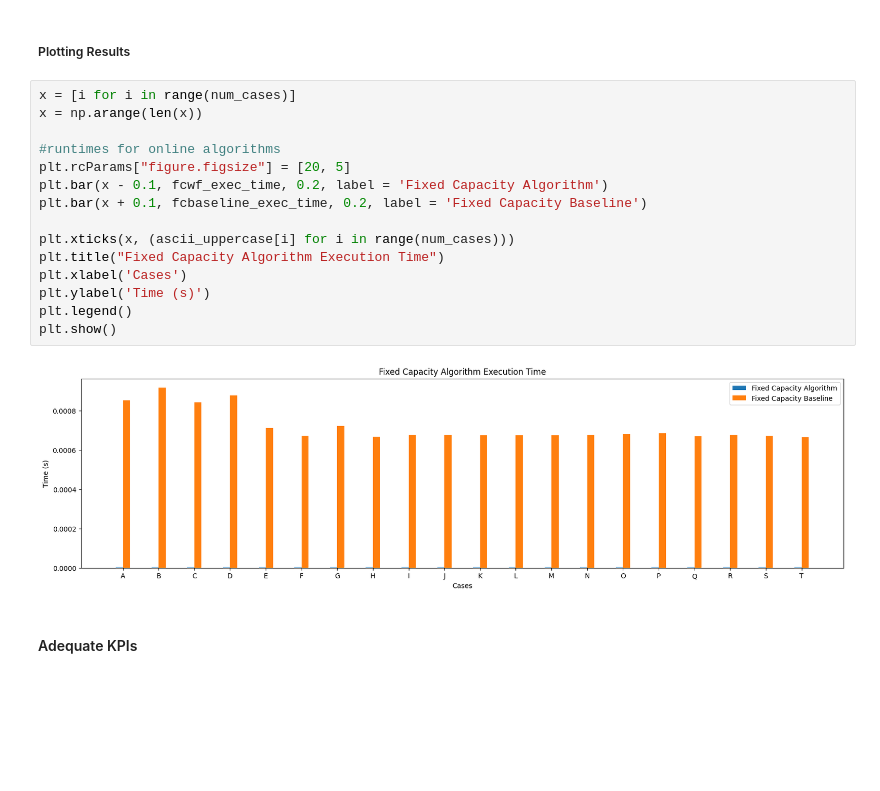
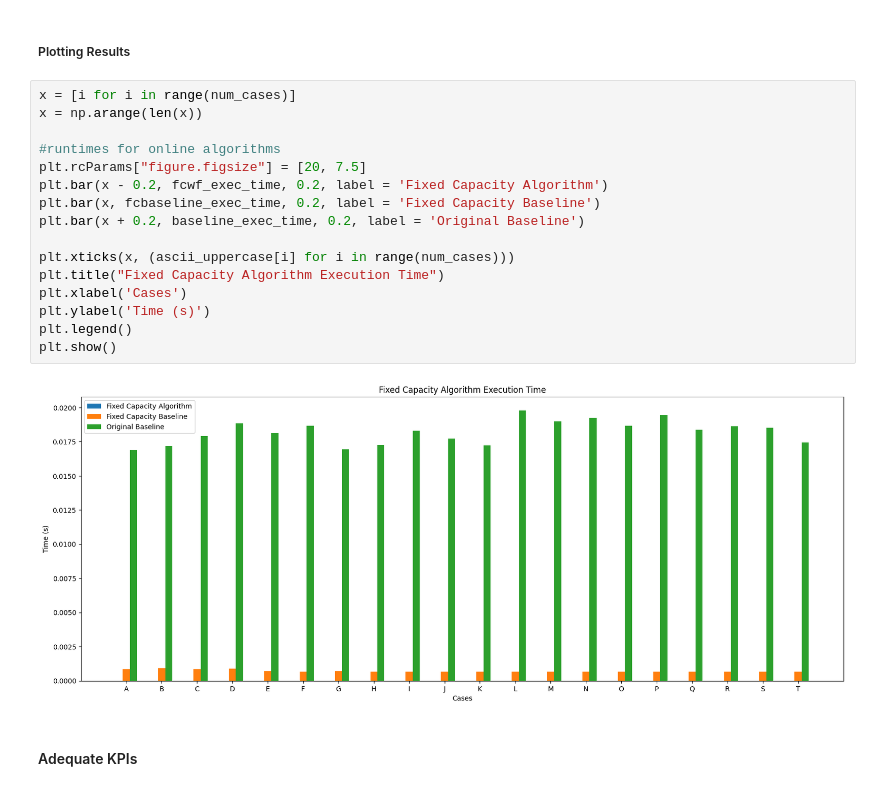
Before and after one commit to adampodolak/Bin-Packing-Lab, a Jupyter notebook: report.ipynb, the cells around one changed output. Saved outputs shown, nothing was run; the diff lists cells and outputs as text; blank space fills up the shorter version.

```diff
--- a/report.ipynb
+++ b/report.ipynb
@@ -580,20 +580,21 @@ fcbaseline_exec_time = [t5_results[name] for name in t5_results if name.endswith
 # %%
 x = [i for i in range(num_cases)]
 x = np.arange(len(x))
 
 #runtimes for online algorithms
-plt.rcParams["figure.figsize"] = [20, 5]
-plt.bar(x - 0.1, fcwf_exec_time, 0.2, label = 'Fixed Capacity Algorithm')
-plt.bar(x + 0.1, fcbaseline_exec_time, 0.2, label = 'Fixed Capacity Baseline')
+plt.rcParams["figure.figsize"] = [20, 7.5]
+plt.bar(x - 0.2, fcwf_exec_time, 0.2, label = 'Fixed Capacity Algorithm')
+plt.bar(x, fcbaseline_exec_time, 0.2, label = 'Fixed Capacity Baseline')
+plt.bar(x + 0.2, baseline_exec_time, 0.2, label = 'Original Baseline')
 
 plt.xticks(x, (ascii_uppercase[i] for i in range(num_cases)))
 plt.title("Fixed Capacity Algorithm Execution Time")
 plt.xlabel('Cases')
 plt.ylabel('Time (s)')
 plt.legend()
 plt.show()
 # %% [output]
-[figure, old version]
+[figure, new version]
 # %% [markdown]
 #### Adequate KPIs
 # %% [markdown]
```
Also changed, not shown: 1 other file.
